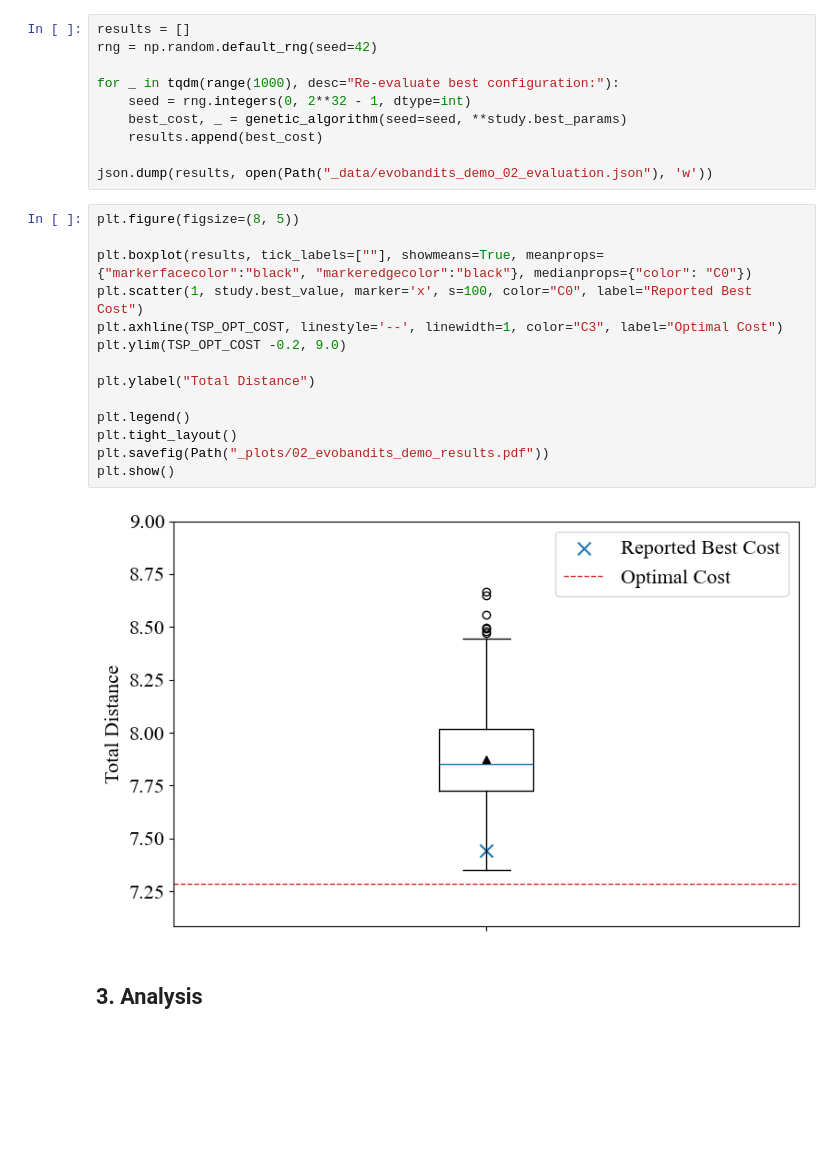
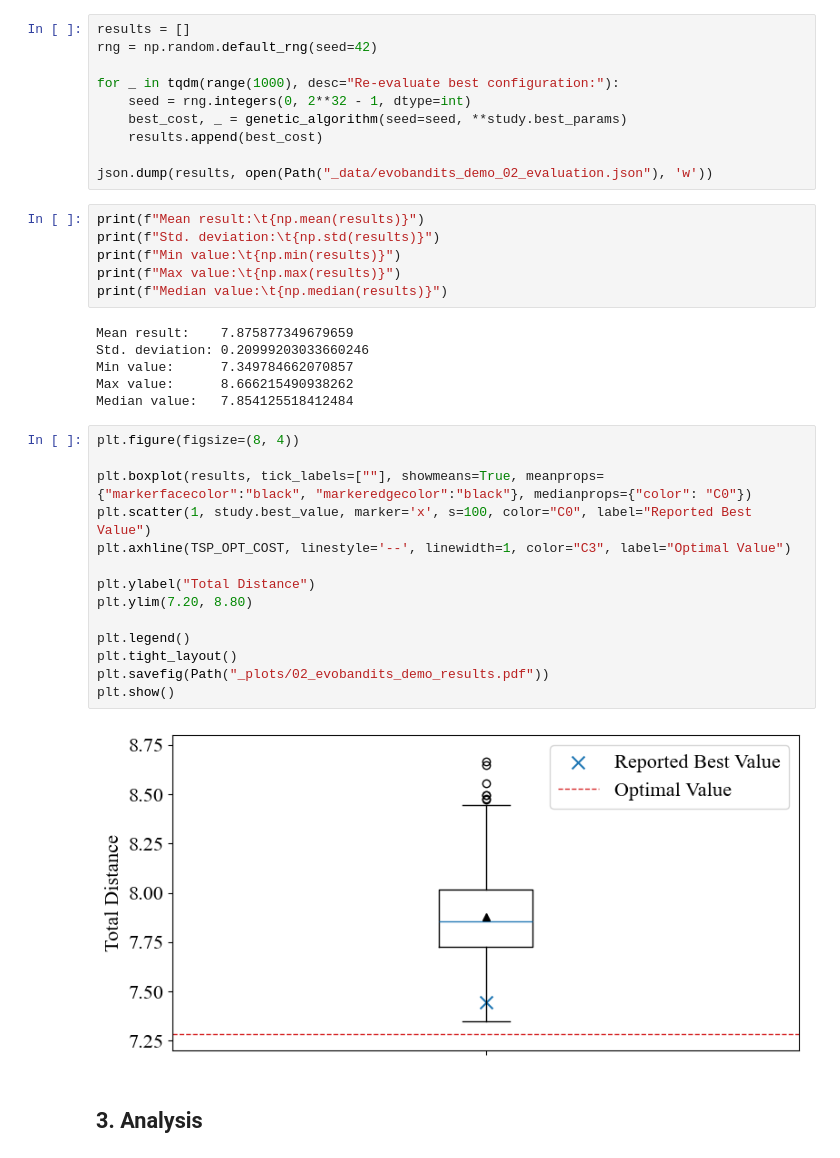
Before and after one commit to fwuermseher/evobandits-demo, a Jupyter notebook: evobandits_demo.ipynb, the cells around one changed output. Drawn from its saved outputs; the diff is of its cells as text; blank space fills up the shorter version.

Commit message:
update demo results

```diff
--- a/evobandits_demo.ipynb
+++ b/evobandits_demo.ipynb
@@ -138,22 +142,34 @@ for _ in tqdm(range(1000), desc="Re-evaluate best configuration:"):
     results.append(best_cost)
 
 json.dump(results, open(Path("_data/evobandits_demo_02_evaluation.json"), 'w'))
+# %%
+print(f"Mean result:\t{np.mean(results)}")
+print(f"Std. deviation:\t{np.std(results)}")
+print(f"Min value:\t{np.min(results)}")
+print(f"Max value:\t{np.max(results)}")
+print(f"Median value:\t{np.median(results)}")
+# %% [output]
+Mean result:    7.875877349679659
+Std. deviation: 0.20999203033660246
+Min value:      7.349784662070857
+Max value:      8.666215490938262
+Median value:   7.854125518412484
 # %%
-plt.figure(figsize=(8, 5))
+plt.figure(figsize=(8, 4))
 
 plt.boxplot(results, tick_labels=[""], showmeans=True, meanprops={"markerfacecolor":"black", "markeredgecolor":"black"}, medianprops={"color": "C0"})
-plt.scatter(1, study.best_value, marker='x', s=100, color="C0", label="Reported Best Cost")
-plt.axhline(TSP_OPT_COST, linestyle='--', linewidth=1, color="C3", label="Optimal Cost")
-plt.ylim(TSP_OPT_COST -0.2, 9.0)
+plt.scatter(1, study.best_value, marker='x', s=100, color="C0", label="Reported Best Value")
+plt.axhline(TSP_OPT_COST, linestyle='--', linewidth=1, color="C3", label="Optimal Value")
 
 plt.ylabel("Total Distance")
+plt.ylim(7.20, 8.80)
 
 plt.legend()
 plt.tight_layout()
 plt.savefig(Path("_plots/02_evobandits_demo_results.pdf"))
 plt.show()
 # %% [output]
-[figure, old version]
+[figure, new version]
 # %% [markdown]
 ## 3. Analysis
 # %% [markdown]
```
Also changed, not shown: parts of 11 cells of this notebook.
